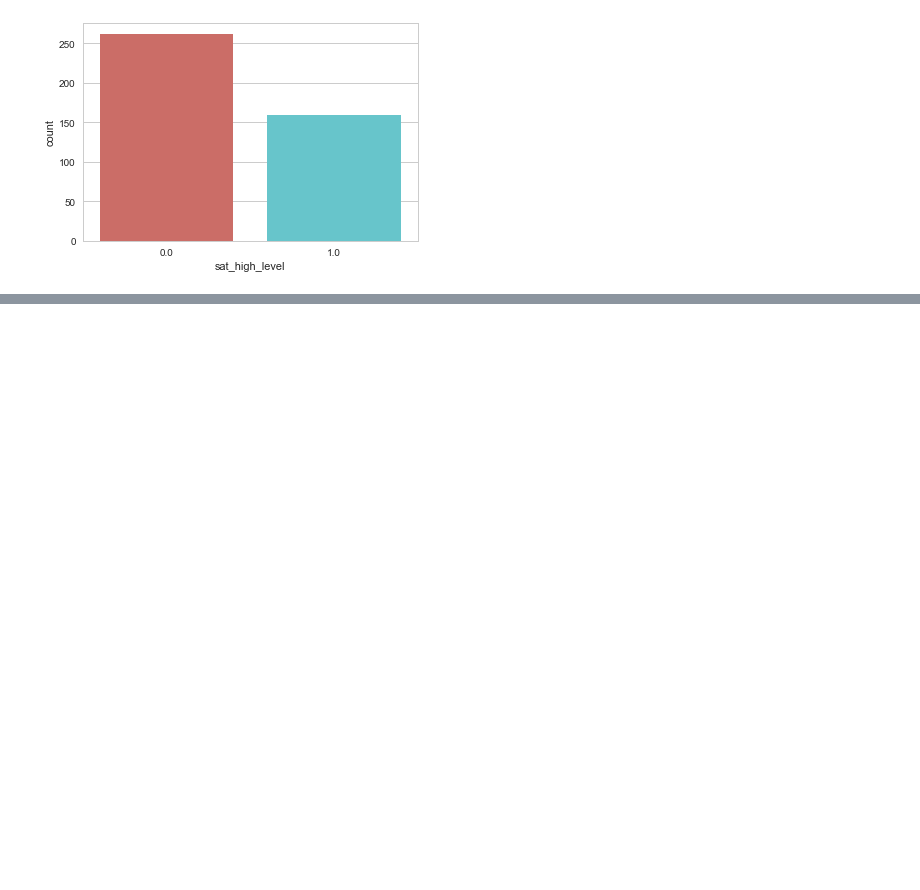
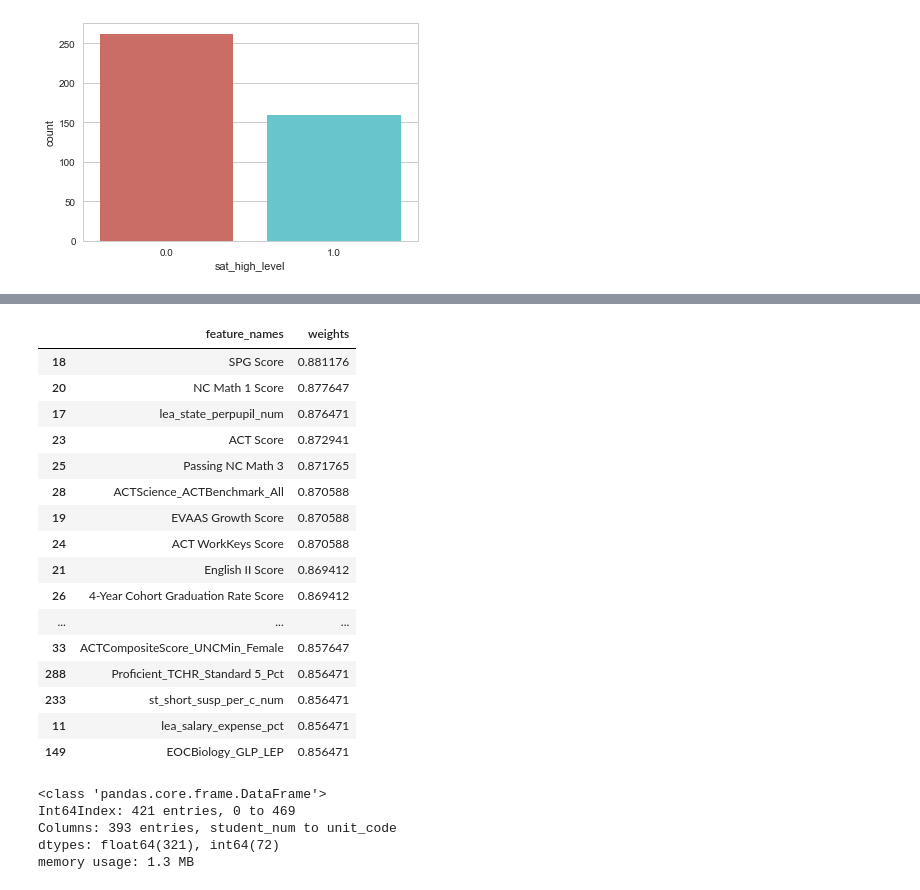
Before and after one commit to jeffweltman/MSDS7331, a Jupyter notebook: Jeff-MiniProject1.ipynb, the cells around one changed output, grey strips where cells are left out. Saved outputs shown, nothing was run; the diff lists cells and outputs as text; code cells hidden in the pictures; blank space fills up the shorter version.

```diff
--- a/Jeff-MiniProject1.ipynb
+++ b/Jeff-MiniProject1.ipynb
@@ -98,0 +198,25 @@ avg / total       0.88      0.88      0.88       336
+# %%
+#Logisitic regression 10-fold cross-validation
+from sklearn.linear_model import LogisticRegression
+regEstimator = LogisticRegression()
+
+
+parameters = { 'penalty':['l2']
+              ,'C': [0.001, 0.01, 0.1, 1, 10, 100, 1000]
+              ,'class_weight': ['balanced','none']
+              ,'random_state': [0]
+              ,'solver': ['lbfgs']
+              ,'max_iter':[100,500]
+             }
+
+#Create a grid search object using the
+from sklearn.model_selection import GridSearchCV
+regGridSearch = GridSearchCV(estimator=regEstimator
+                   , n_jobs=8 # jobs to run in parallel
+                   , verbose=1 # low verbosity
+                   , param_grid=parameters
+                   , cv=cv # KFolds = 10
+                   , scoring='accuracy')
+
+#Perform hyperparameter search to find the best combination of parameters for our data
+regGridSearch.fit(X_highSchools_Scl, Y)
@@ -98,0 +312,36 @@ avg / total       0.88      0.88      0.88       336
+# %%
+#Plot the RFE Rankings
+plt.style.use('ggplot')
+
+rfe_ft_imp_df = pd.DataFrame({'feature_names':X_highSchools.columns, 'weights':rfecv.grid_scores_})
+rfe_ft_imp_df.sort_values(by='weights', inplace=True, ascending=False )
+
+top50features = rfe_ft_imp_df.head(50)
+
+top50features
+# %% [output]
+|  | feature_names | weights |
+| 18 | SPG Score | 0.881176 |
+| 20 | NC Math 1 Score | 0.877647 |
+| 17 | lea_state_perpupil_num | 0.876471 |
+| 23 | ACT Score | 0.872941 |
+| 25 | Passing NC Math 3 | 0.871765 |
+| 28 | ACTScience_ACTBenchmark_All | 0.870588 |
+| 19 | EVAAS Growth Score | 0.870588 |
+| 24 | ACT WorkKeys Score | 0.870588 |
+| 21 | English II Score | 0.869412 |
+| 26 | 4-Year Cohort Graduation Rate Score | 0.869412 |
+| ... | ... | ... |
+| 33 | ACTCompositeScore_UNCMin_Female | 0.857647 |
+| 288 | Proficient_TCHR_Standard 5_Pct | 0.856471 |
+| 233 | st_short_susp_per_c_num | 0.856471 |
+| 11 | lea_salary_expense_pct | 0.856471 |
+| 149 | EOCBiology_GLP_LEP | 0.856471 |
+# %%
+X_highSchools.info()
+# %% [output]
+<class 'pandas.core.frame.DataFrame'>
+Int64Index: 421 entries, 0 to 469
+Columns: 393 entries, student_num to unit_code
+dtypes: float64(321), int64(72)
+memory usage: 1.3 MB
```
Also changed, not shown: parts of 28 cells of this notebook.
